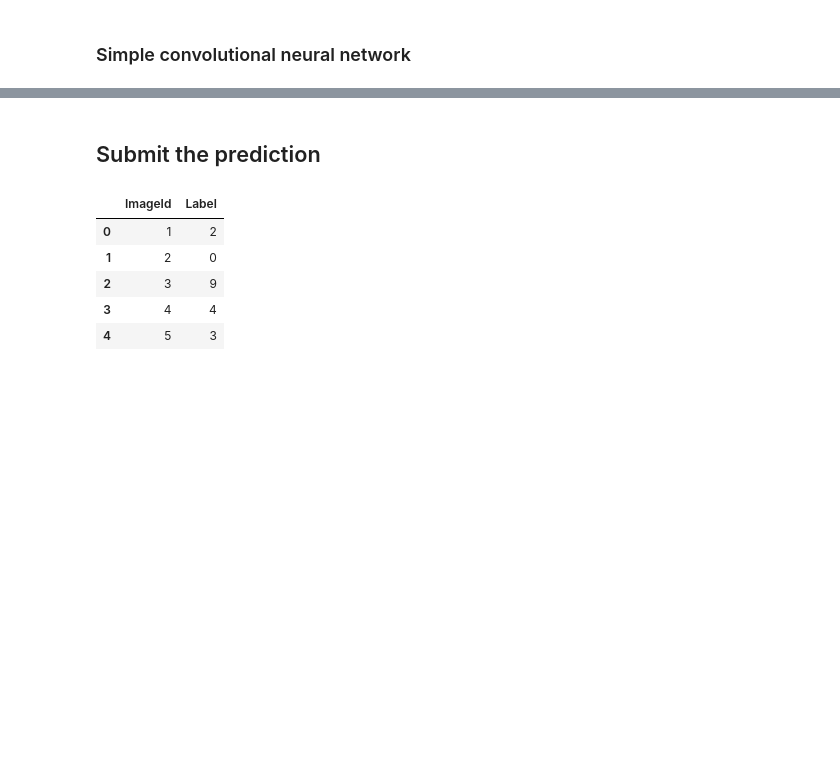
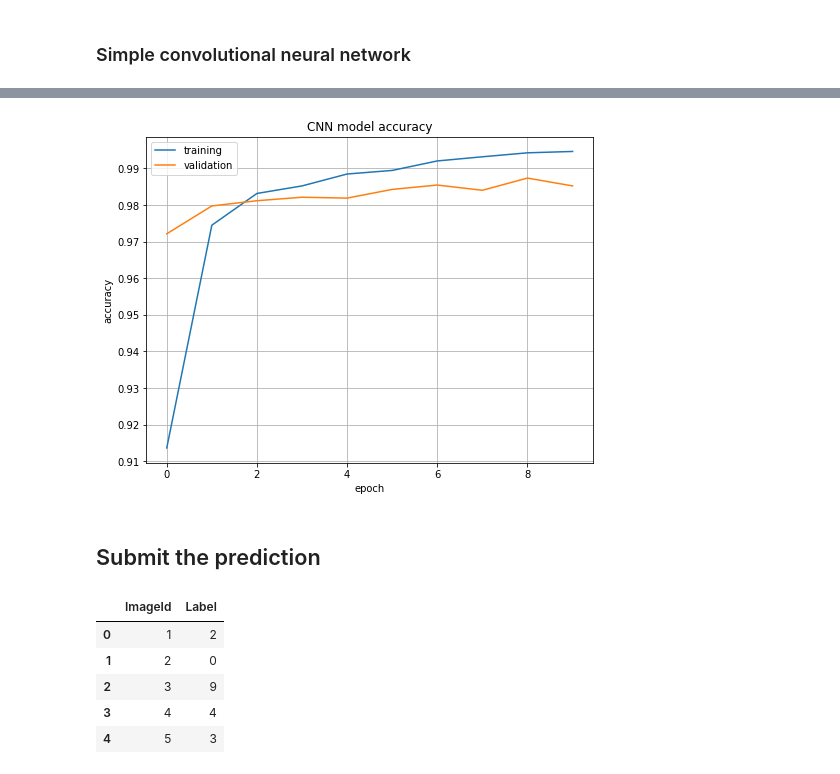
Before and after one commit to pandaslaw/ml_exercises, a Jupyter notebook: kaggle/digit_recognizer_keras.ipynb, the cells around one changed output, grey strips where cells are left out. Saved outputs shown, nothing was run; the diff lists cells and outputs as text; code cells hidden in the pictures; blank space fills up the shorter version.

```diff
--- a/kaggle/digit_recognizer_keras.ipynb
+++ b/kaggle/digit_recognizer_keras.ipynb
@@ -99,9 +113,9 @@ def create_conv_nn_model():
     return model
 
 cnn_model = create_conv_nn_model()
-cnn_model.fit(X_train, y_train, validation_data=(X_test, y_test), epochs=epochs, batch_size=batch_size)
-scores = cnn_model.evaluate(X_test, y_test, verbose=0)
-print(f"Convolutional NN prediction error: {100-scores[1]*100:.2f}%")
+cnn_history = cnn_model.fit(X_train, y_train, validation_data=(X_test, y_test), epochs=epochs, batch_size=batch_size)
+cnn_loss, cnn_accuracy = cnn_model.evaluate(X_test, y_test, verbose=0)
+print(f"Convolutional NN, accuracy on test set: {accuracy*100:.2f}%")
 # %% [output]
 Train on 37800 samples, validate on 4200 samples
 Epoch 1/10
@@ -123,3 +137,14 @@ Convolutional NN prediction error: 1.40%
+# %%
+plt.plot(cnn_history.history['acc'])
+plt.plot(cnn_history.history['val_acc'])
+plt.title('CNN model accuracy')
+plt.ylabel('accuracy')
+plt.xlabel('epoch')
+plt.legend(['training', 'validation'], loc='best')
+plt.grid()
+plt.show()
+# %% [output]
+[figure, added]
 # %% [markdown]
 ## Submit the prediction
 # %%
```
Also changed, not shown: parts of 6 cells of this notebook.
